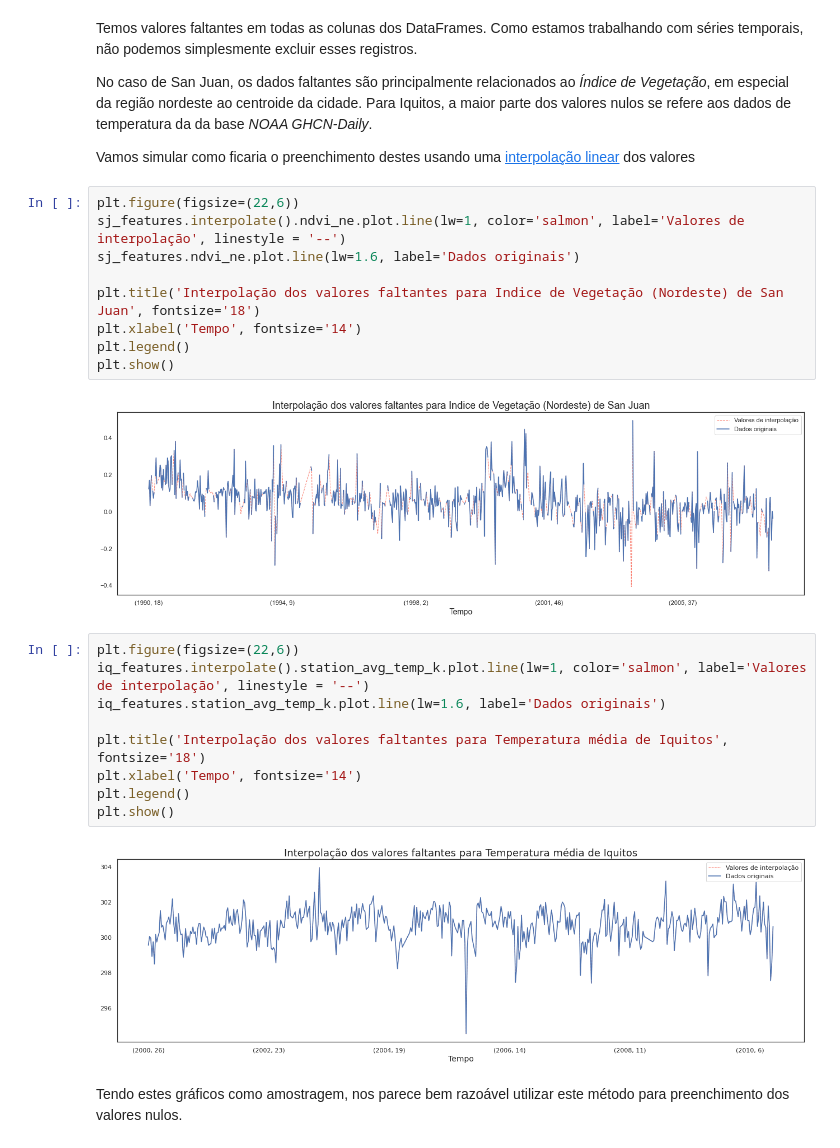
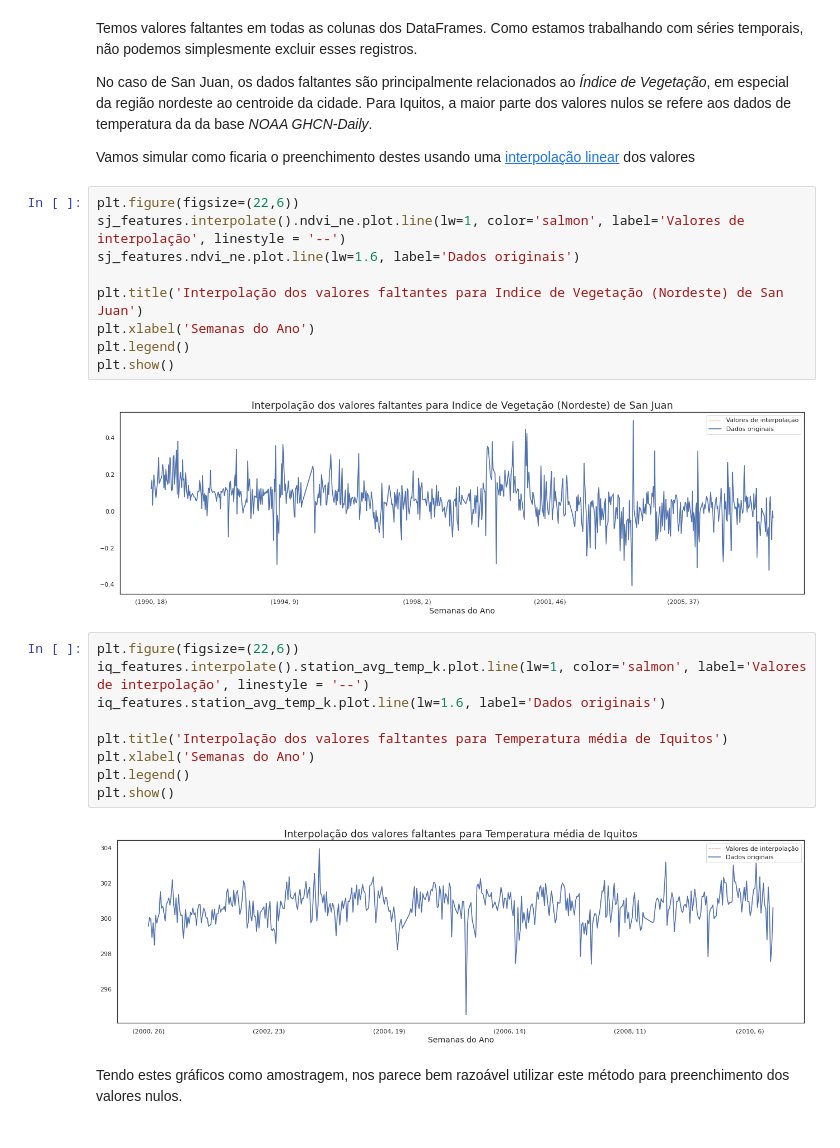
Before and after one commit to ciencia-dados-ifsp-grupo5/DengAI, a Jupyter notebook: notebooks/dengAI.ipynb, the cells around one changed output. Saved outputs shown, nothing was run; the diff lists cells and outputs as text.

```diff
--- a/notebooks/dengAI.ipynb
+++ b/notebooks/dengAI.ipynb
@@ -295,25 +295,25 @@ Vamos simular como ficaria o preenchimento destes usando uma [interpolação lin
 # %%
 plt.figure(figsize=(22,6))
 sj_features.interpolate().ndvi_ne.plot.line(lw=1, color='salmon', label='Valores de interpolação', linestyle = '--')
 sj_features.ndvi_ne.plot.line(lw=1.6, label='Dados originais')
 
-plt.title('Interpolação dos valores faltantes para Indice de Vegetação (Nordeste) de San Juan', fontsize='18')
-plt.xlabel('Tempo', fontsize='14')
+plt.title('Interpolação dos valores faltantes para Indice de Vegetação (Nordeste) de San Juan')
+plt.xlabel('Semanas do Ano')
 plt.legend()
 plt.show()
 # %% [output]
-[figure, old version]
+[figure, new version]
 # %%
 plt.figure(figsize=(22,6))
 iq_features.interpolate().station_avg_temp_k.plot.line(lw=1, color='salmon', label='Valores de interpolação', linestyle = '--')
 iq_features.station_avg_temp_k.plot.line(lw=1.6, label='Dados originais')
 
-plt.title('Interpolação dos valores faltantes para Temperatura média de Iquitos', fontsize='18')
-plt.xlabel('Tempo', fontsize='14')
+plt.title('Interpolação dos valores faltantes para Temperatura média de Iquitos')
+plt.xlabel('Semanas do Ano')
 plt.legend()
 plt.show()
 # %% [output]
-[figure, old version]
+[figure, new version]
 # %% [markdown]
 Tendo estes gráficos como amostragem, nos parece bem razoável utilizar este método para preenchimento dos valores nulos.
 # %%
```
Also changed, not shown: parts of 13 cells of this notebook.
